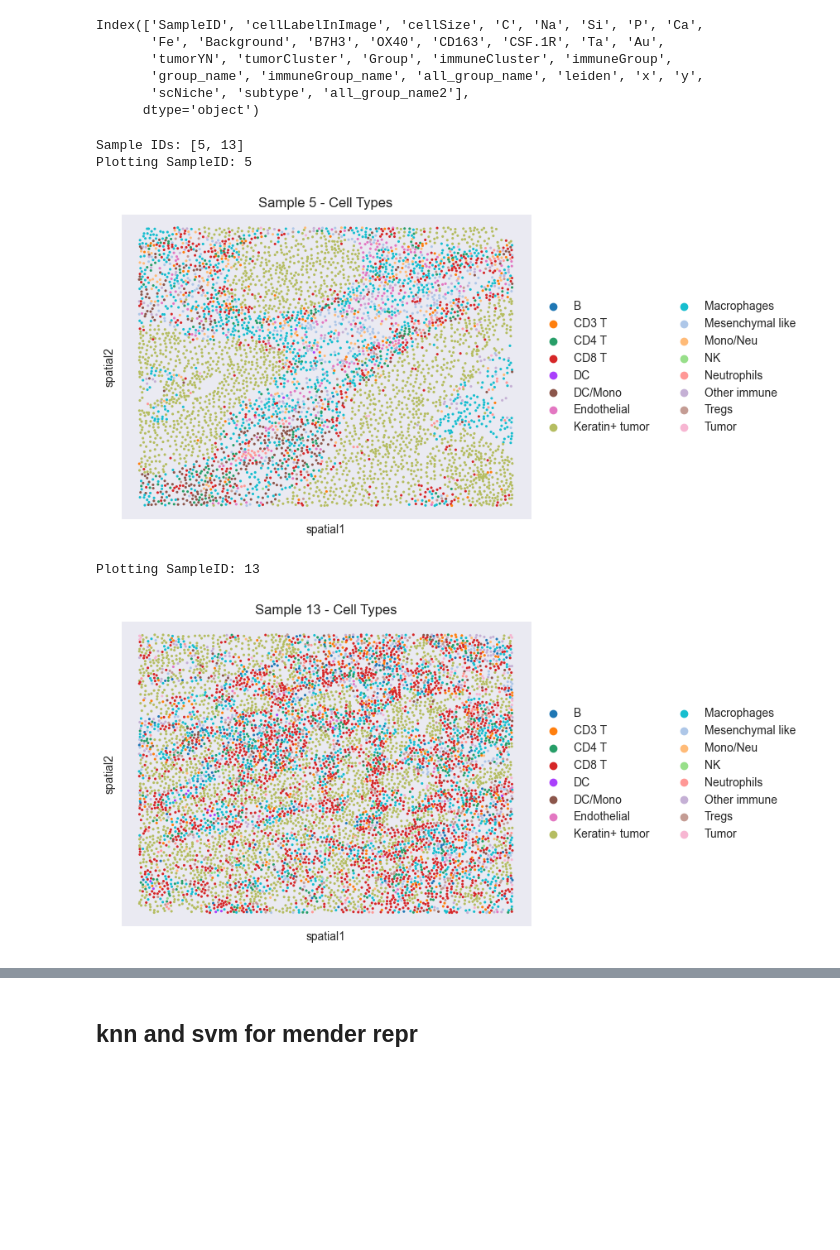
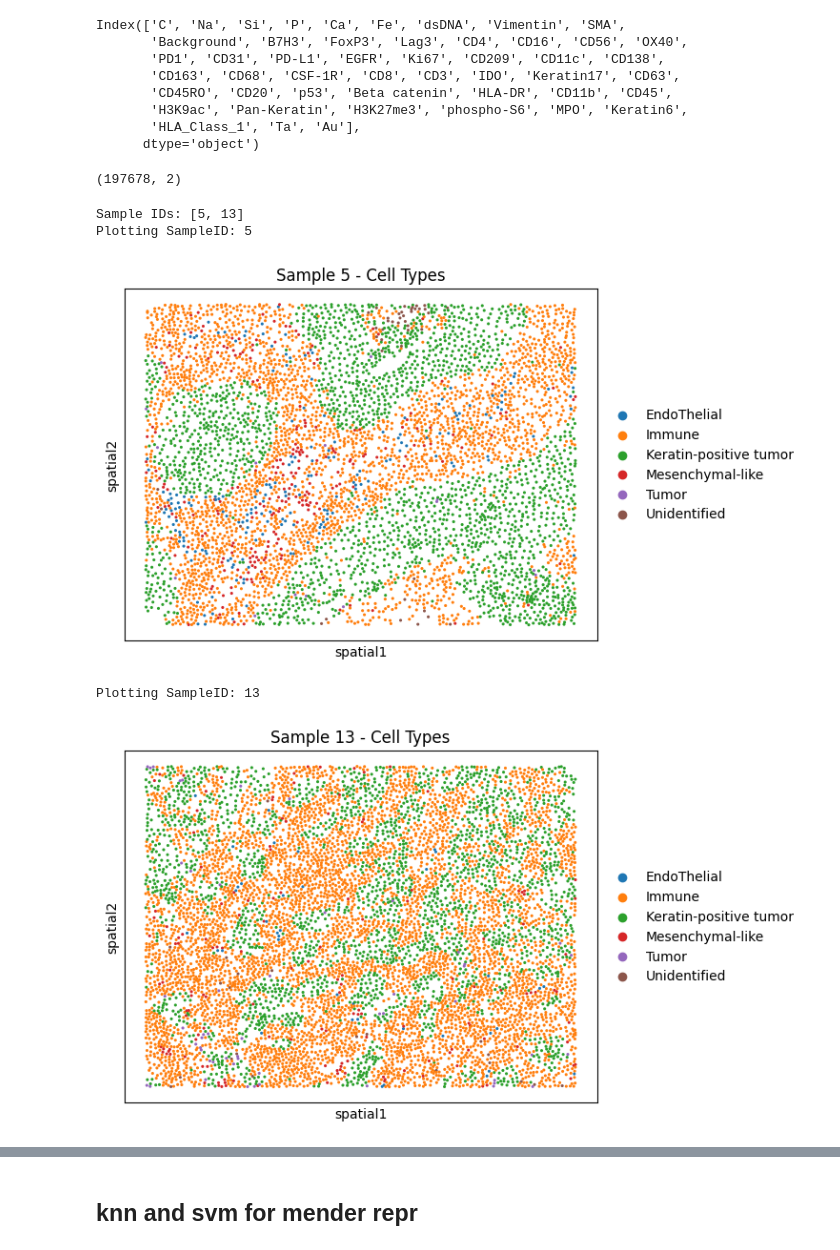
Before and after one commit to SamuelKarskens/mlbio, a Jupyter notebook: initial_experimentation.ipynb, the cells around one changed output, grey strips where cells are left out. Cells and saved outputs as stored; diff of their text form; code cells hidden in the pictures; blank space fills up the shorter version.

Commit message:
Now using cold data
Be aware that you need the new dataset! TIFF files, patient csv and cell csv

```diff
--- a/initial_experimentation.ipynb
+++ b/initial_experimentation.ipynb
@@ -32,12 +195,18 @@ adata.obs
 # %%
-print(adata.obs.columns)
+print(adata.var_names)
 # %% [output]
-Index(['SampleID', 'cellLabelInImage', 'cellSize', 'C', 'Na', 'Si', 'P', 'Ca',
-       'Fe', 'Background', 'B7H3', 'OX40', 'CD163', 'CSF.1R', 'Ta', 'Au',
-       'tumorYN', 'tumorCluster', 'Group', 'immuneCluster', 'immuneGroup',
-       'group_name', 'immuneGroup_name', 'all_group_name', 'leiden', 'x', 'y',
-       'scNiche', 'subtype', 'all_group_name2'],
+Index(['C', 'Na', 'Si', 'P', 'Ca', 'Fe', 'dsDNA', 'Vimentin', 'SMA',
+       'Background', 'B7H3', 'FoxP3', 'Lag3', 'CD4', 'CD16', 'CD56', 'OX40',
+       'PD1', 'CD31', 'PD-L1', 'EGFR', 'Ki67', 'CD209', 'CD11c', 'CD138',
+       'CD163', 'CD68', 'CSF-1R', 'CD8', 'CD3', 'IDO', 'Keratin17', 'CD63',
+       'CD45RO', 'CD20', 'p53', 'Beta catenin', 'HLA-DR', 'CD11b', 'CD45',
+       'H3K9ac', 'Pan-Keratin', 'H3K27me3', 'phospho-S6', 'MPO', 'Keratin6',
+       'HLA_Class_1', 'Ta', 'Au'],
       dtype='object')
+# %%
+print(adata.obsm['spatial'].shape)
+# %% [output]
+(197678, 2)
 # %%
 sample_ids = adata.obs['SampleID'].unique()
 
@@ -58,37 +227,37 @@ print("Sample IDs:", sample_ids)
 #         show=False  # Prevents showing immediately
 #     )
 #
 #     # Flip the Y-axis (THIS IS WHAT THEY HAVE IN THE PAPER FOR SOME REASON)
 #     plt.gca().invert_yaxis()
 #
 #     # Now show the modified plot
 #     plt.show()
 
 for sample_id in sample_ids:
     print(f"Plotting SampleID: {sample_id}")
     adata_slice = adata[adata.obs['SampleID'] == sample_id].copy()
 
     # Create the plot
     ax = sc.pl.embedding(
         adata_slice,
+        color='Group',
         basis='spatial',
-        color='all_group_name',
         title=f"Sample {sample_id} - Cell Types",
         size=20,
         show=False  # Prevents showing immediately
     )
 
     # Flip the Y-axis (THIS IS WHAT THEY HAVE IN THE PAPER FOR SOME REASON)
     plt.gca().invert_yaxis()
 
     # Now show the modified plot
     plt.show()
 # %% [output]
 Sample IDs: [5, 13]
 Plotting SampleID: 5
-[figure, old version]
+[figure, new version]
 Plotting SampleID: 13
-[figure, old version]
+[figure, new version]
 # %%
 adata_raw = adata.copy()
 batch_obs = 'subtype'
```
Also changed, not shown: parts of 16 cells of this notebook.
